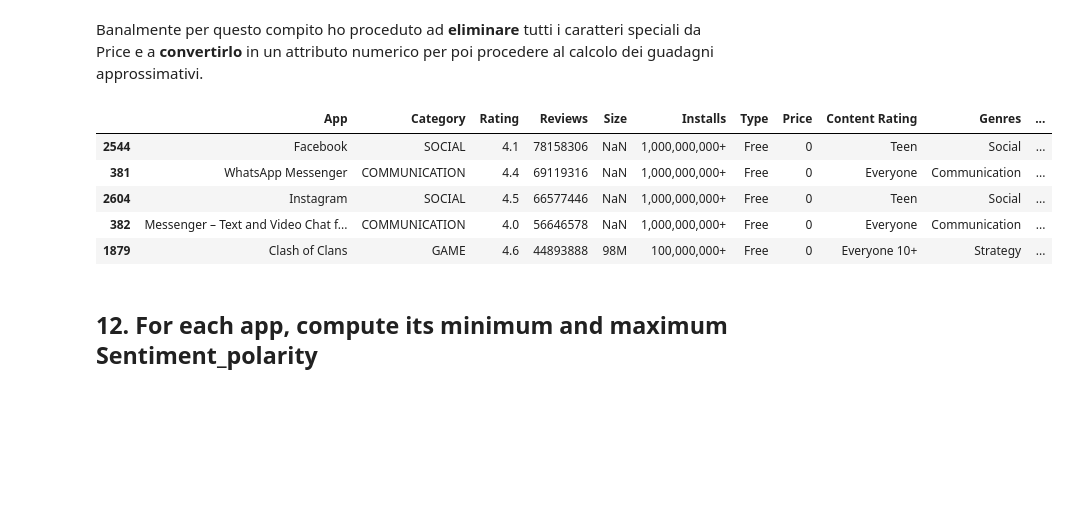
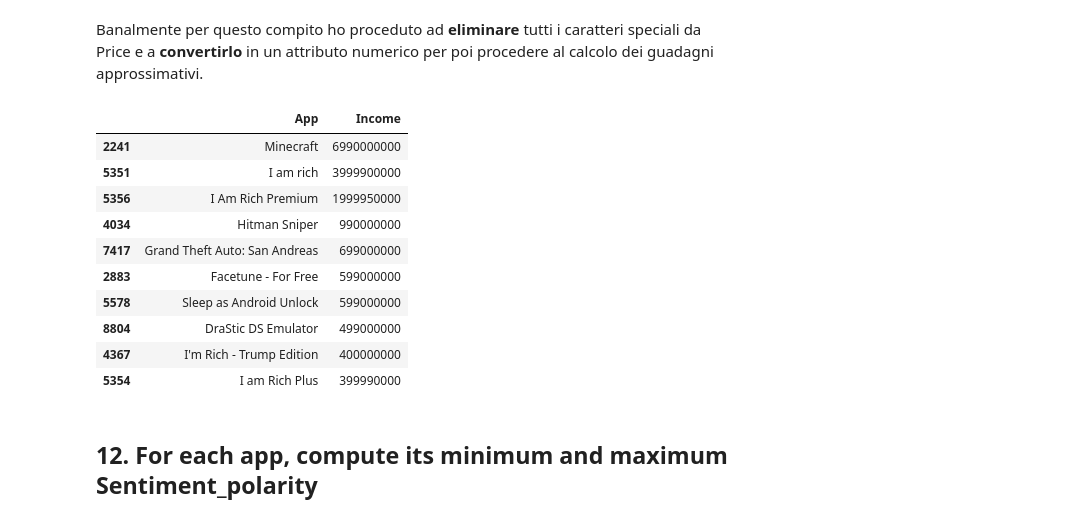
Before and after one commit to faber6911/Foundation-of-Computer-Science-project, a Jupyter notebook: FOCS_Project.ipynb, the cells around one changed output. Cells and saved outputs as stored; diff of their text form; code cells hidden in the pictures; blank space fills up the shorter version.

```diff
--- a/FOCS_Project.ipynb
+++ b/FOCS_Project.ipynb
@@ -145,4 +139 @@ data_ps['NumInstalls'] = [re.sub(',', '', number) for number in data_ps['Install
-# %%
-data_ps['NumInstalls'] = [re.sub('\+*', '', number) for number in data_ps['NumInstalls']] #Remove the plus
-data_ps['NumInstalls'] = data_ps['NumInstalls'].apply(float) #Converting to float
 # %%
@@ -245,11 +178,11 @@ Sia per Current Version che per Android Version rimuovo tutti i caratteri che no
 data_psnan['CurrVer'] = data_psnan['Current Ver']
 data_psnan['AndroVer'] = data_psnan['Android Ver']
 # %%
-data_psnan['CurrVer'].replace("[a-z]+|[A-z]+", value = "", regex = True, inplace = True)
+data_psnan['CurrVer'].replace('[a-z]+|[A-z]+','', regex = True, inplace = True)
 #Remove everything that is not a number from Current Ver
-data_psnan['AndroVer'].replace("[a-z]+|[A-z]+", value = "", regex = True, inplace = True)
+data_psnan['AndroVer'].replace('[a-z]+|[A-z]+','', regex = True, inplace = True)
 #Remove everything that is not a number from Android Ver
-data_psnan['CurrVer'].replace(r"(\.+$)", value = "", regex = True, inplace = True )
-data_psnan['AndroVer'].replace(r"(\.+$)", value = "", regex = True, inplace = True )
+data_psnan['CurrVer'].replace(r'(\.+$)','', regex = True, inplace = True )
+data_psnan['AndroVer'].replace(r'(\.+$)','', regex = True, inplace = True )
 #Rimossi anche eventuali punti alla fine delle versioni
 # %%
@@ -495,19 +390,24 @@ genres_3.groupby('Genres_1')['Rating'].mean().max()
 # %% [markdown]
 Banalmente per questo compito ho proceduto ad **eliminare** tutti i caratteri speciali da Price e a **convertirlo** in un attributo numerico per poi procedere al calcolo dei guadagni approssimativi.
 # %%
-data_psnan['NumPrice'] = [re.sub('\$','', price) for price in data_psnan['Price']]
+data_psnan['NumPrice'] = [re.sub('\\D','', price) for price in data_psnan['Price']]
 # %%
-data_psnan['NumPrice'] = data_psnan['NumPrice'].apply(float)
+data_psnan['NumPrice'] = data_psnan['NumPrice'].apply(int)
 # %%
 data_psnan['Income'] = data_psnan['NumPrice'] * data_psnan['NumInstalls']
-data_psnan.head()
+data_psnan[['App', 'Income']].sort_values(by = 'Income', ascending = False).head(10)
 # %% [output]
-|  | App | Category | Rating | Reviews | Size | Installs | Type | Price | Content Rating | Genres | ... |
-| 2544 | Facebook | SOCIAL | 4.1 | 78158306 | NaN | 1,000,000,000+ | Free | 0 | Teen | Social | ... |
-| 381 | WhatsApp Messenger | COMMUNICATION | 4.4 | 69119316 | NaN | 1,000,000,000+ | Free | 0 | Everyone | Communication | ... |
-| 2604 | Instagram | SOCIAL | 4.5 | 66577446 | NaN | 1,000,000,000+ | Free | 0 | Teen | Social | ... |
-| 382 | Messenger – Text and Video Chat f... | COMMUNICATION | 4.0 | 56646578 | NaN | 1,000,000,000+ | Free | 0 | Everyone | Communication | ... |
-| 1879 | Clash of Clans | GAME | 4.6 | 44893888 | 98M | 100,000,000+ | Free | 0 | Everyone 10+ | Strategy | ... |
+|  | App | Income |
+| 2241 | Minecraft | 6990000000 |
+| 5351 | I am rich | 3999900000 |
+| 5356 | I Am Rich Premium | 1999950000 |
+| 4034 | Hitman Sniper | 990000000 |
+| 7417 | Grand Theft Auto: San Andreas | 699000000 |
+| 2883 | Facetune - For Free | 599000000 |
+| 5578 | Sleep as Android Unlock | 599000000 |
+| 8804 | DraStic DS Emulator | 499000000 |
+| 4367 | I'm Rich - Trump Edition | 400000000 |
+| 5354 | I am Rich Plus | 399990000 |
 # %% [markdown]
 ## 12. For each app, compute its minimum and maximum Sentiment_polarity
 # %% [markdown]
```
Also changed, not shown: parts of 34 cells of this notebook.
